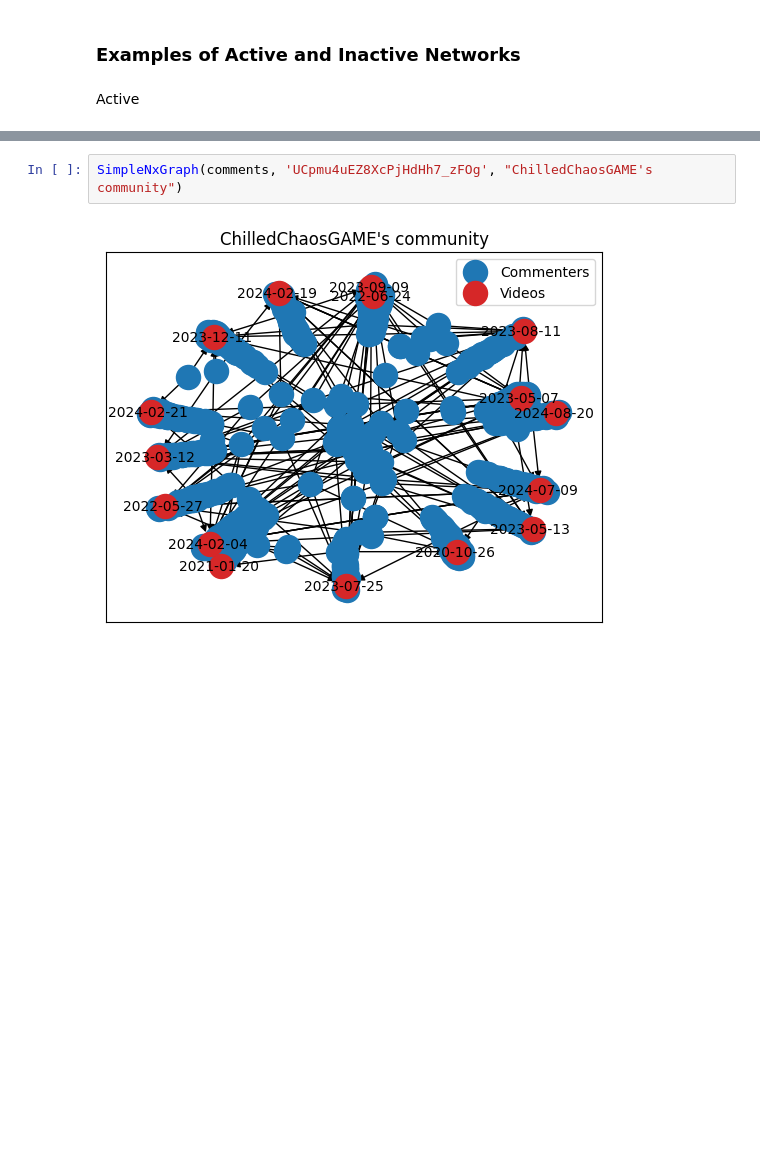
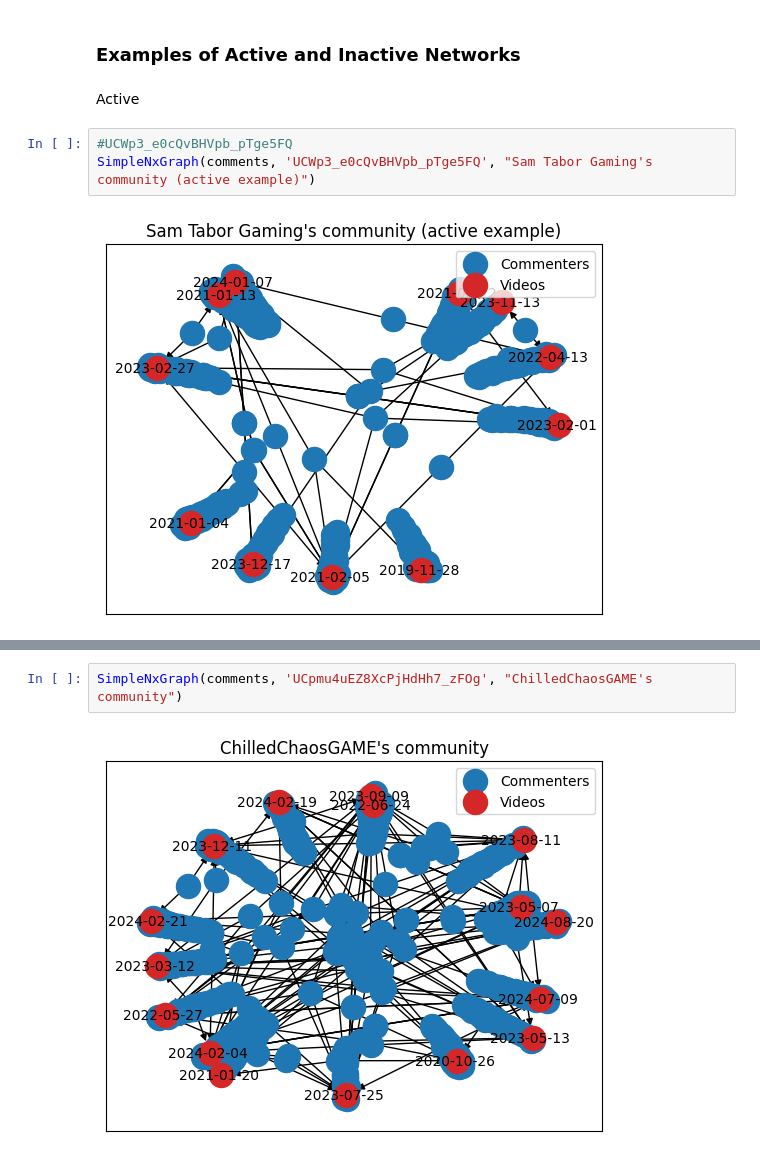
Before and after one commit to bluecoder777/Game-Promotion-Analysis, a Jupyter notebook: YTvideoCommunity.ipynb, the cells around one changed output, grey strips where cells are left out. Drawn from its saved outputs; the diff is of its cells as text; blank space fills up the shorter version.

```diff
--- a/YTvideoCommunity.ipynb
+++ b/YTvideoCommunity.ipynb
@@ -88,3 +88,8 @@ channel
 ### Examples of Active and Inactive Networks
 # %% [markdown]
 Active
+# %%
+#UCWp3_e0cQvBHVpb_pTge5FQ
+SimpleNxGraph(comments, 'UCWp3_e0cQvBHVpb_pTge5FQ', "Sam Tabor Gaming's community (active example)")
+# %% [output]
+[figure, added]
```
Also changed, not shown: parts of 22 cells of this notebook, 2 other files.
